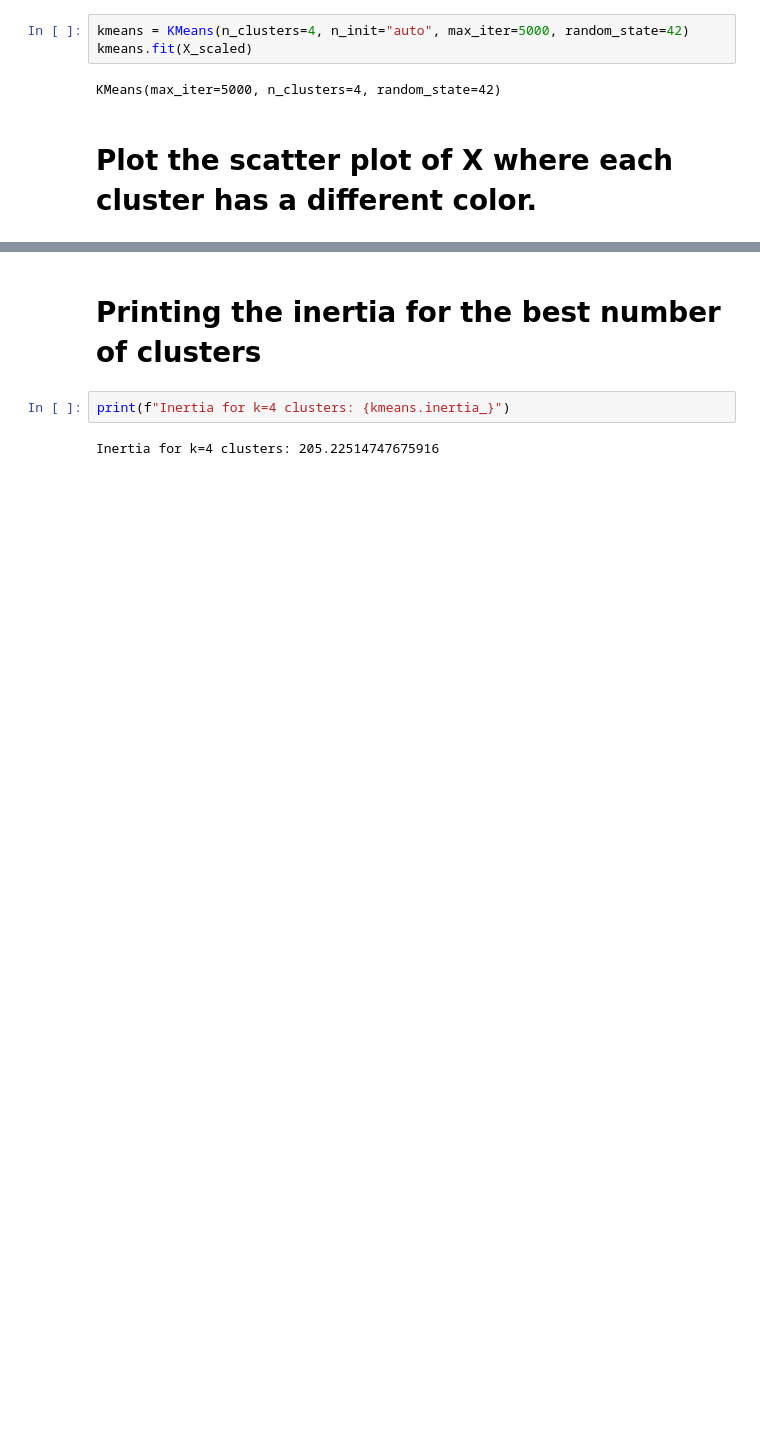
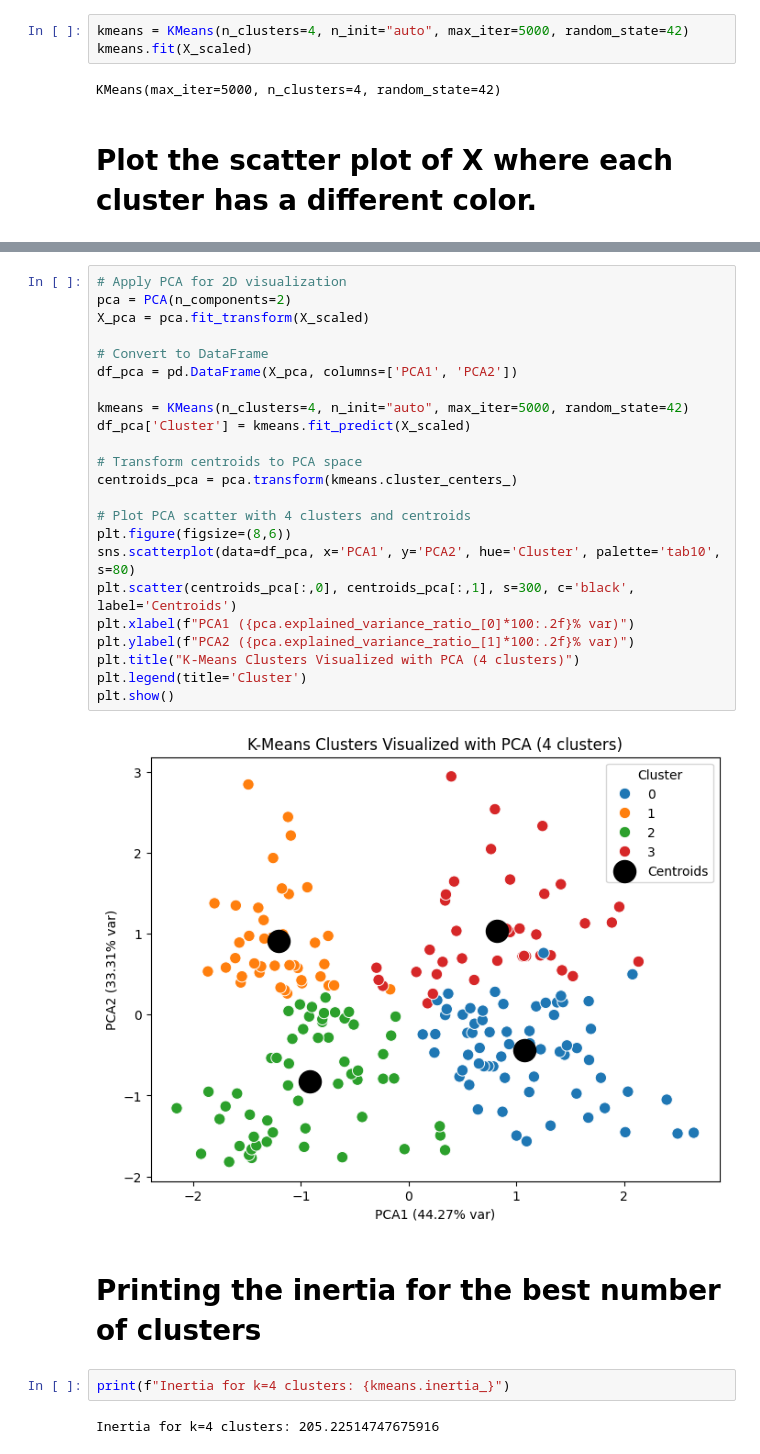
Before and after one commit to lucy-buhayenko/LFC, a Jupyter notebook: csci-250/Lucy_Kmeans.ipynb, the cells around one changed output, grey strips where cells are left out. Cells and saved outputs as stored; diff of their text form; blank space fills up the shorter version.

```diff
--- a/csci-250/Lucy_Kmeans.ipynb
+++ b/csci-250/Lucy_Kmeans.ipynb
@@ -142,3 +134,28 @@ plt.show()
+# %%
+# Apply PCA for 2D visualization
+pca = PCA(n_components=2)
+X_pca = pca.fit_transform(X_scaled)
+
+# Convert to DataFrame
+df_pca = pd.DataFrame(X_pca, columns=['PCA1', 'PCA2'])
+
+kmeans = KMeans(n_clusters=4, n_init="auto", max_iter=5000, random_state=42)
+df_pca['Cluster'] = kmeans.fit_predict(X_scaled)
+
+# Transform centroids to PCA space
+centroids_pca = pca.transform(kmeans.cluster_centers_)
+
+# Plot PCA scatter with 4 clusters and centroids
+plt.figure(figsize=(8,6))
+sns.scatterplot(data=df_pca, x='PCA1', y='PCA2', hue='Cluster', palette='tab10', s=80)
+plt.scatter(centroids_pca[:,0], centroids_pca[:,1], s=300, c='black', label='Centroids')
+plt.xlabel(f"PCA1 ({pca.explained_variance_ratio_[0]*100:.2f}% var)")
+plt.ylabel(f"PCA2 ({pca.explained_variance_ratio_[1]*100:.2f}% var)")
+plt.title("K-Means Clusters Visualized with PCA (4 clusters)")
+plt.legend(title='Cluster')
+plt.show()
+# %% [output]
+[figure, added]
 # %% [markdown]
 # Printing the inertia for the best number of clusters
 # %%
```
Also changed, not shown: parts of 13 cells of this notebook.
